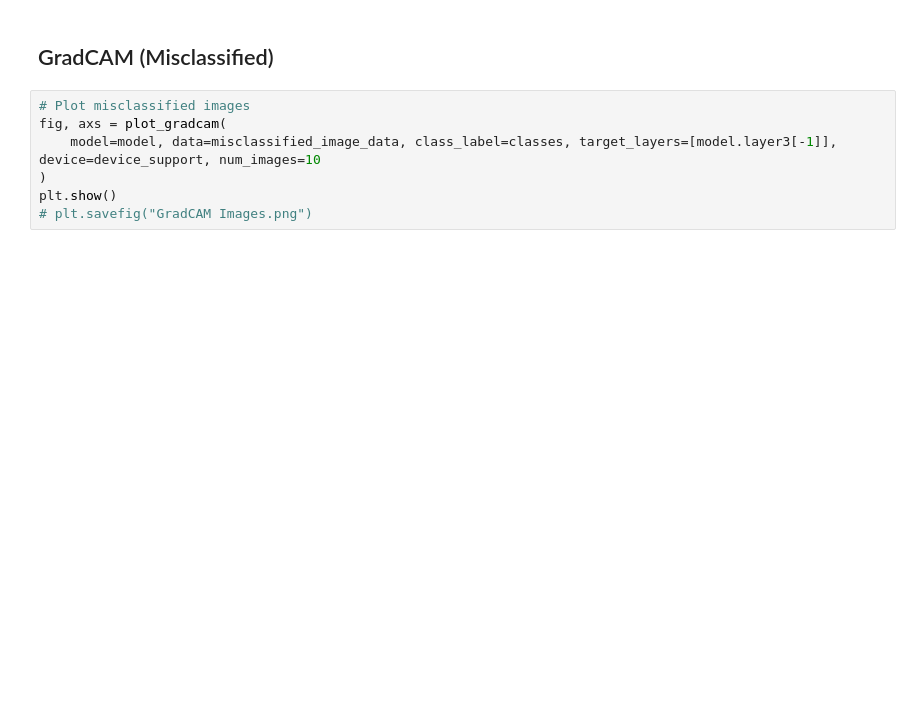
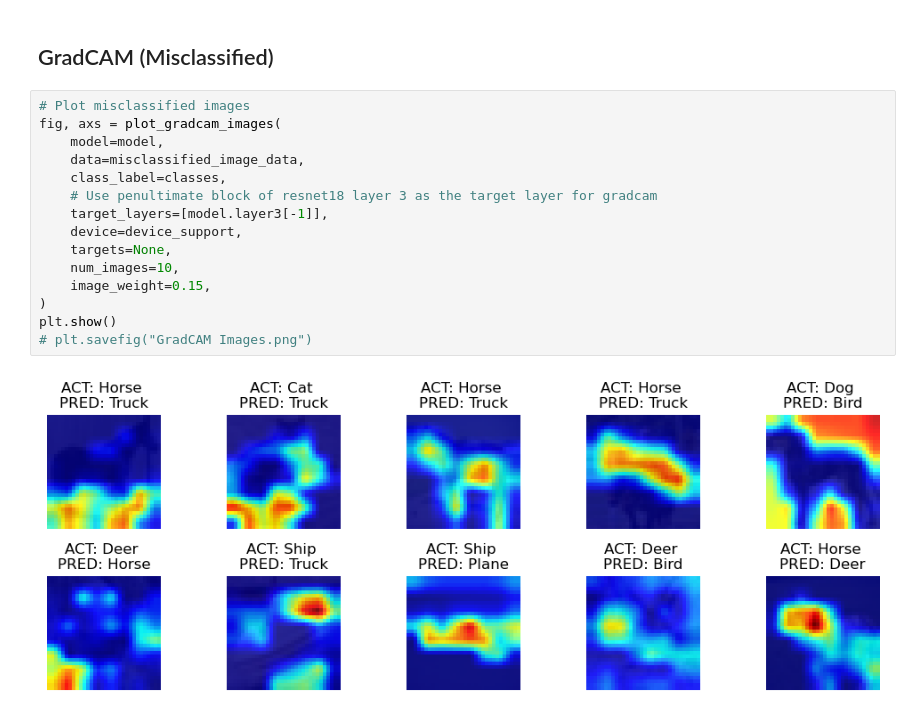
Before and after one commit to nviraj/era-v1, a Jupyter notebook: Session 11/Submission/ERA V1 - Viraj - Assignment 11.ipynb, the cells around one changed output. Saved outputs shown, nothing was run; the diff lists cells and outputs as text; blank space fills up the shorter version.

```diff
--- a/Session 11/Submission/ERA V1 - Viraj - Assignment 11.ipynb
+++ b/Session 11/Submission/ERA V1 - Viraj - Assignment 11.ipynb
@@ -302,8 +408,18 @@ plt.show()
 ## GradCAM (Misclassified)
 # %%
 # Plot misclassified images
-fig, axs = plot_gradcam(
-    model=model, data=misclassified_image_data, class_label=classes, target_layers=[model.layer3[-1]], device=device_support, num_images=10
+fig, axs = plot_gradcam_images(
+    model=model,
+    data=misclassified_image_data,
+    class_label=classes,
+    # Use penultimate block of resnet18 layer 3 as the target layer for gradcam
+    target_layers=[model.layer3[-1]],
+    device=device_support,
+    targets=None,
+    num_images=10,
+    image_weight=0.15,
 )
 plt.show()
 # plt.savefig("GradCAM Images.png")
+# %% [output]
+[figure, added]
```
Also changed, not shown: parts of 13 cells of this notebook, 2 other files.
